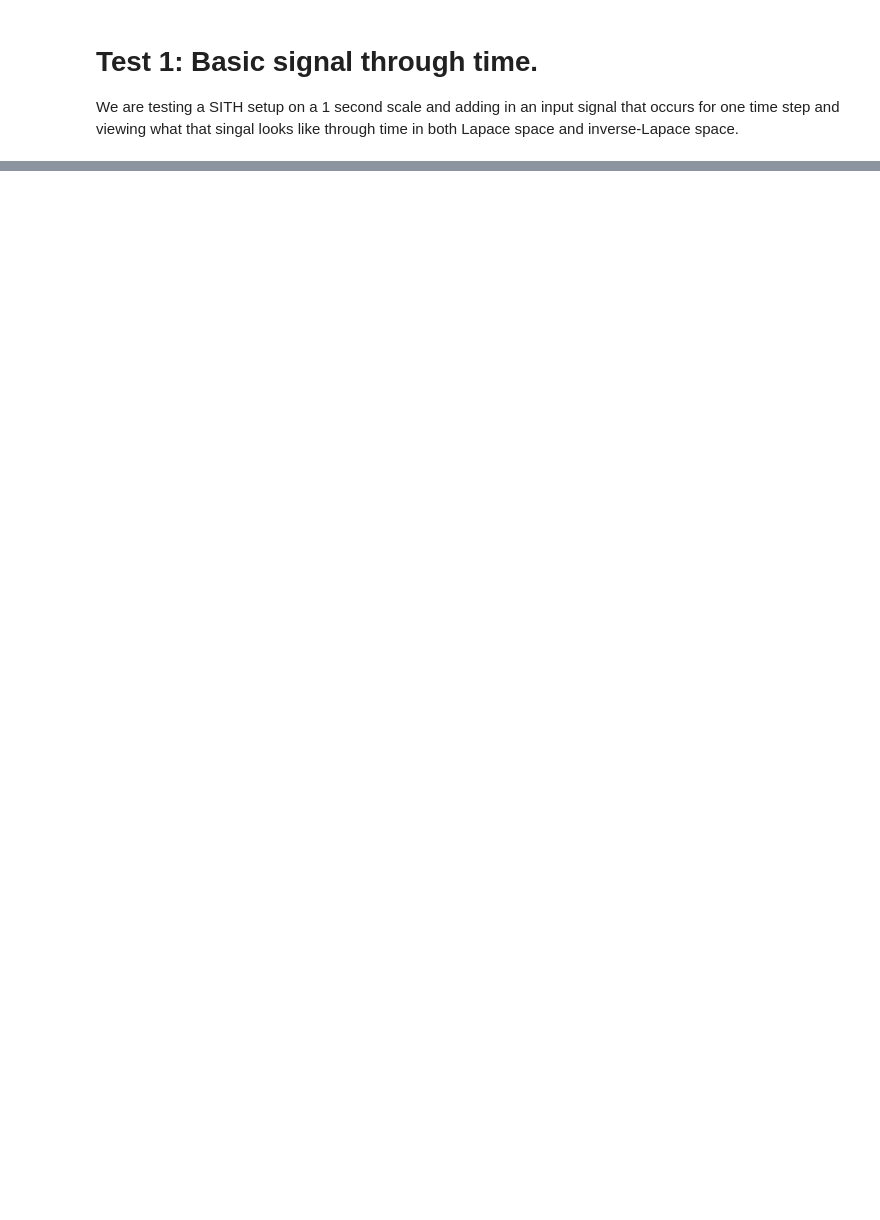
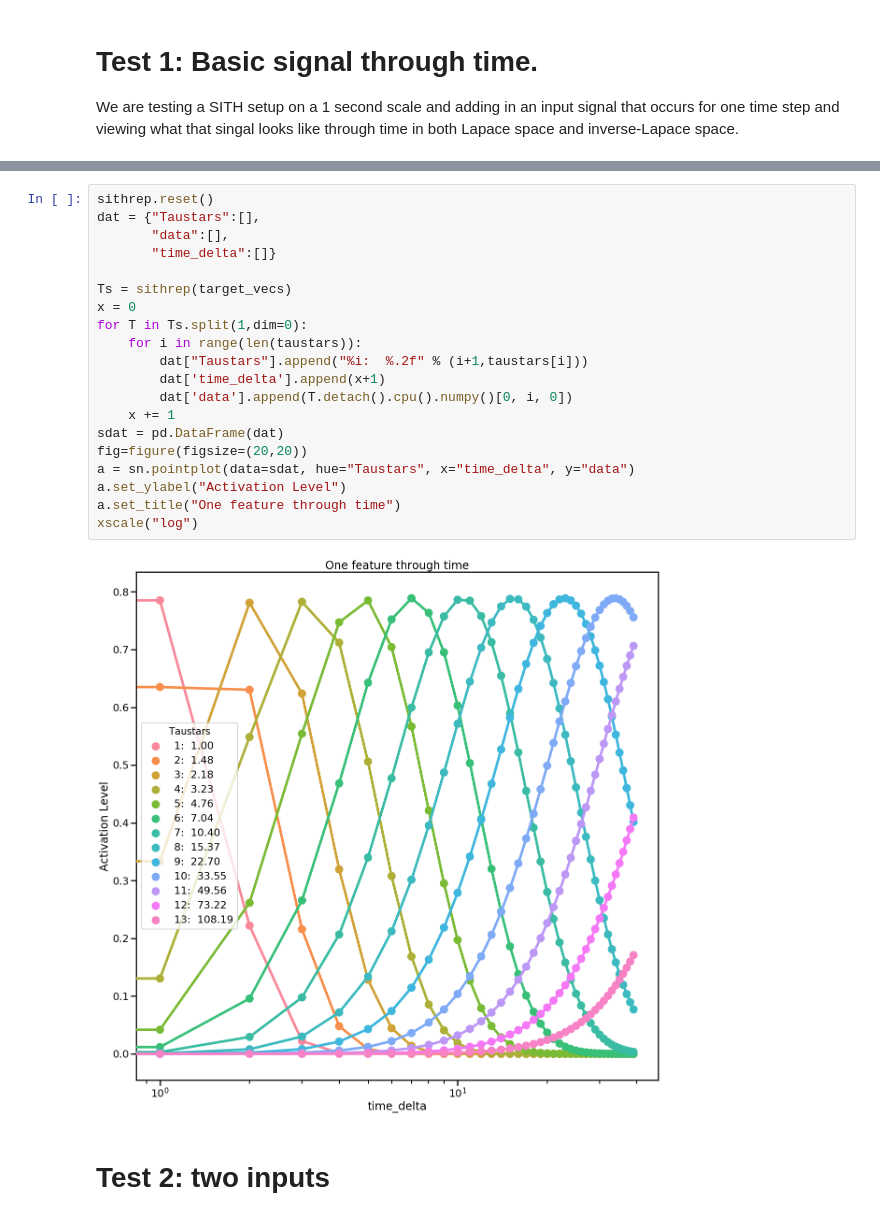
Before and after one commit to compmem/SITH_Layer, a Jupyter notebook: Sith_Layer_Verification.ipynb, the cells around one changed output, grey strips where cells are left out. Cells and saved outputs as stored; diff of their text form; blank space fills up the shorter version.

```diff
--- a/Sith_Layer_Verification.ipynb
+++ b/Sith_Layer_Verification.ipynb
@@ -108,0 +130,24 @@ Text(0.5,1,'One feature through time. ')
+# %%
+sithrep.reset()
+dat = {"Taustars":[],
+       "data":[],
+       "time_delta":[]}
+
+Ts = sithrep(target_vecs)
+x = 0
+for T in Ts.split(1,dim=0):
+    for i in range(len(taustars)):
+        dat["Taustars"].append("%i:  %.2f" % (i+1,taustars[i]))
+        dat['time_delta'].append(x+1)
+        dat['data'].append(T.detach().cpu().numpy()[0, i, 0])
+    x += 1
+sdat = pd.DataFrame(dat)
+fig=figure(figsize=(20,20))
+a = sn.pointplot(data=sdat, hue="Taustars", x="time_delta", y="data")
+a.set_ylabel("Activation Level")
+a.set_title("One feature through time")
+xscale("log")
+# %% [output]
+[figure, added]
+# %% [markdown]
+#  Test 2: two inputs
```
Also changed, not shown: parts of 9 cells of this notebook, 1 other file.
